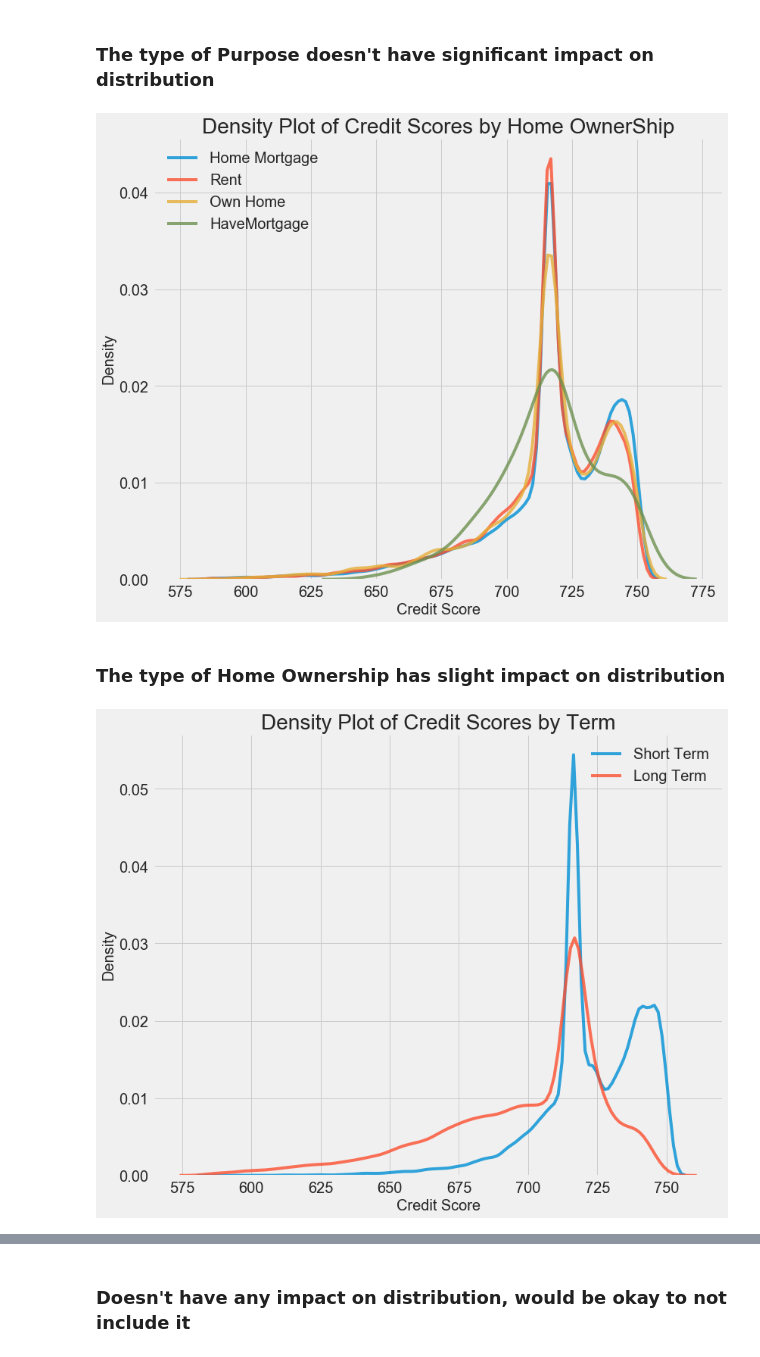
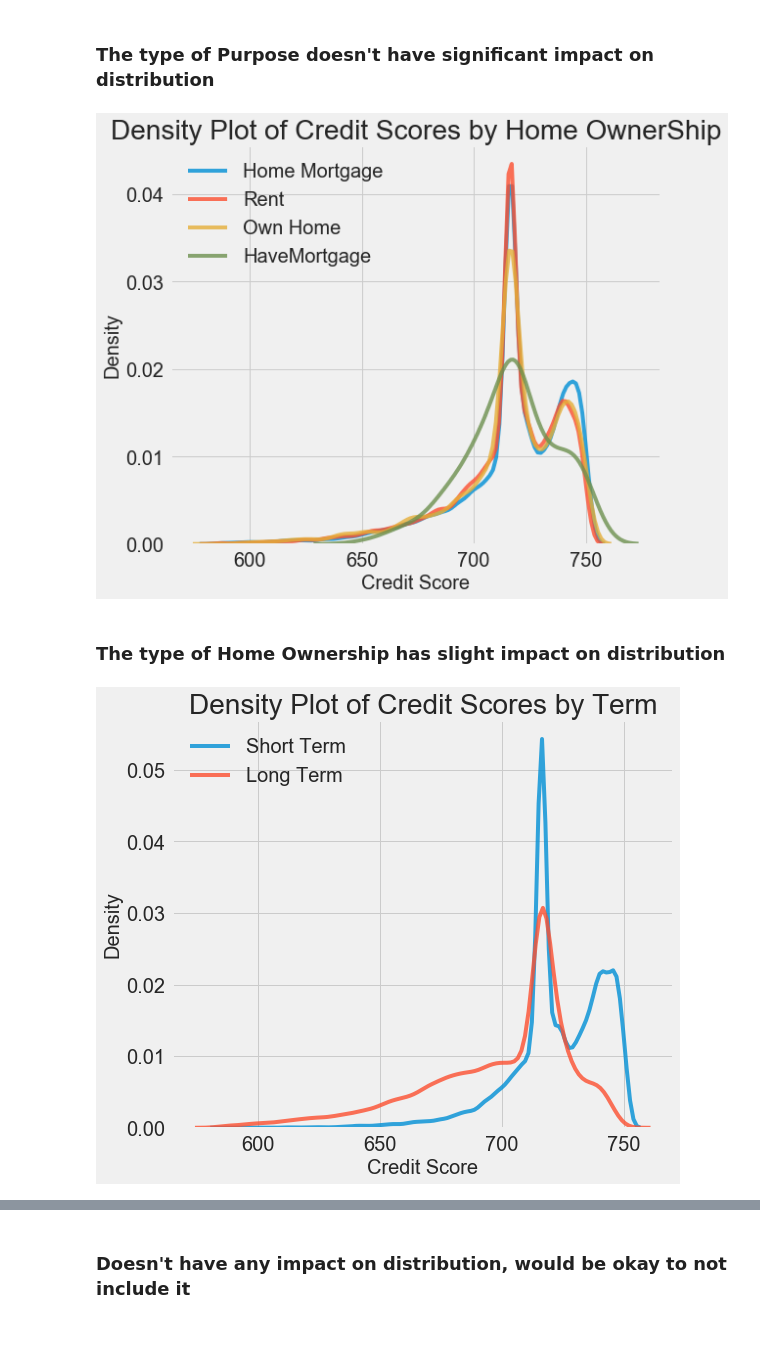
Before and after one commit to sqbislam/Credit-Scoring-Model-, a Jupyter notebook: Credit Scoring (Part 1).ipynb, the cells around one changed output, grey strips where cells are left out. Drawn from its saved outputs; the diff is of its cells as text; code cells hidden in the pictures.

```diff
--- a/Credit Scoring (Part 1).ipynb
+++ b/Credit Scoring (Part 1).ipynb
@@ -433,22 +407,22 @@ types = types['Home Ownership'].value_counts()
 types = list(types[types.values > 100].index)
 # %%
 # Plot of distribution of Scores for each Home Ownership
-figsize(12, 10)
+figsize= (12, 10)
 
 # Plot each Purpose
 for b_type in types:
     # Select the HomeOwnership type
     subset = raw_df[raw_df['Home Ownership'] == b_type]
 
     # Density plot of scores
     sns.kdeplot(subset['Credit Score'],
                label = b_type, shade = False, alpha = 0.8);
 
 # label the plot
 plt.xlabel('Credit Score', size = 20); plt.ylabel('Density', size = 20);
 plt.title('Density Plot of Credit Scores by Home OwnerShip', size = 28);
 # %% [output]
-[figure, old version]
+[figure, new version]
 # %% [markdown]
 ### The type of Home Ownership has slight impact on distribution
 # %%
@@ -458,7 +432,7 @@ types = types['Term'].value_counts()
 types = list(types[types.values > 100].index)
 # %%
 # Plot of distribution of Scores for each Term
-figsize(12, 10)
+figsize=(12, 10)
 
 # Plot each Term
 for b_type in types:
@@ -473,7 +447,7 @@ for b_type in types:
 plt.xlabel('Credit Score', size = 20); plt.ylabel('Density', size = 20);
 plt.title('Density Plot of Credit Scores by Term', size = 28);
 # %% [output]
-[figure, old version]
+[figure, new version]
 # %%
 # Create a list of Years in job with more than 100 measurements to avoid clutter
 types = raw_df
```
Also changed, not shown: parts of 41 cells of this notebook, 33 other files.
